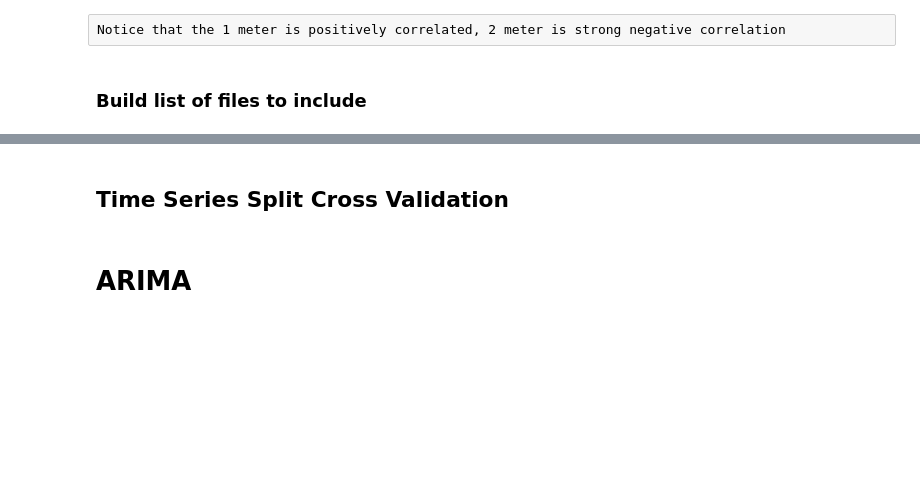
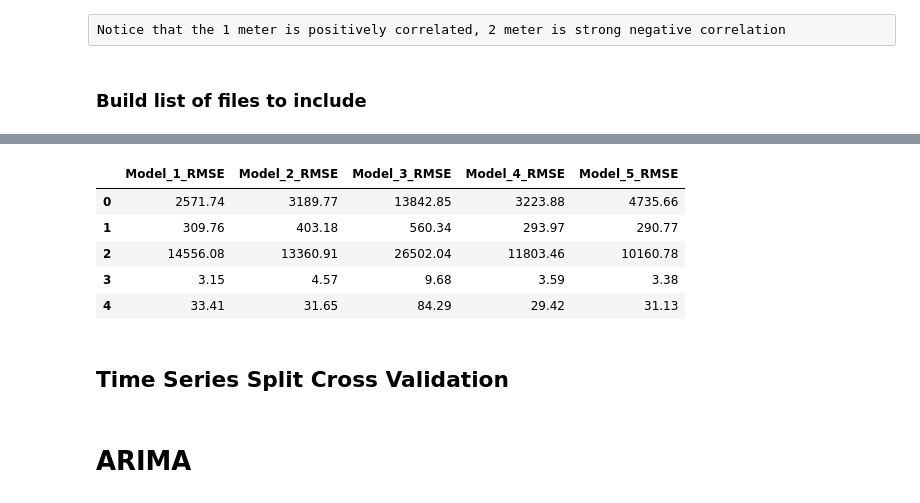
Before and after one commit to mikesbin99/Springboard_Capstone_Energy, a Jupyter notebook: Modeling_18.3.ipynb, the cells around one changed output, grey strips where cells are left out. Drawn from its saved outputs; the diff is of its cells as text; code cells hidden in the pictures; blank space fills up the shorter version.

```diff
--- a/Modeling_18.3.ipynb
+++ b/Modeling_18.3.ipynb
@@ -573,3 +581,13 @@ df_stats[(df_stats['building'] == 693)]
+# %%
+df= df_results.filter(regex='RMSE')
+df.head()
+# %% [output]
+|  | Model_1_RMSE | Model_2_RMSE | Model_3_RMSE | Model_4_RMSE | Model_5_RMSE |
+| 0 | 2571.74 | 3189.77 | 13842.85 | 3223.88 | 4735.66 |
+| 1 | 309.76 | 403.18 | 560.34 | 293.97 | 290.77 |
+| 2 | 14556.08 | 13360.91 | 26502.04 | 11803.46 | 10160.78 |
+| 3 | 3.15 | 4.57 | 9.68 | 3.59 | 3.38 |
+| 4 | 33.41 | 31.65 | 84.29 | 29.42 | 31.13 |
 # %% [markdown]
 ## Time Series Split Cross Validation
 # %%
```
Also changed, not shown: parts of 9 cells of this notebook.
